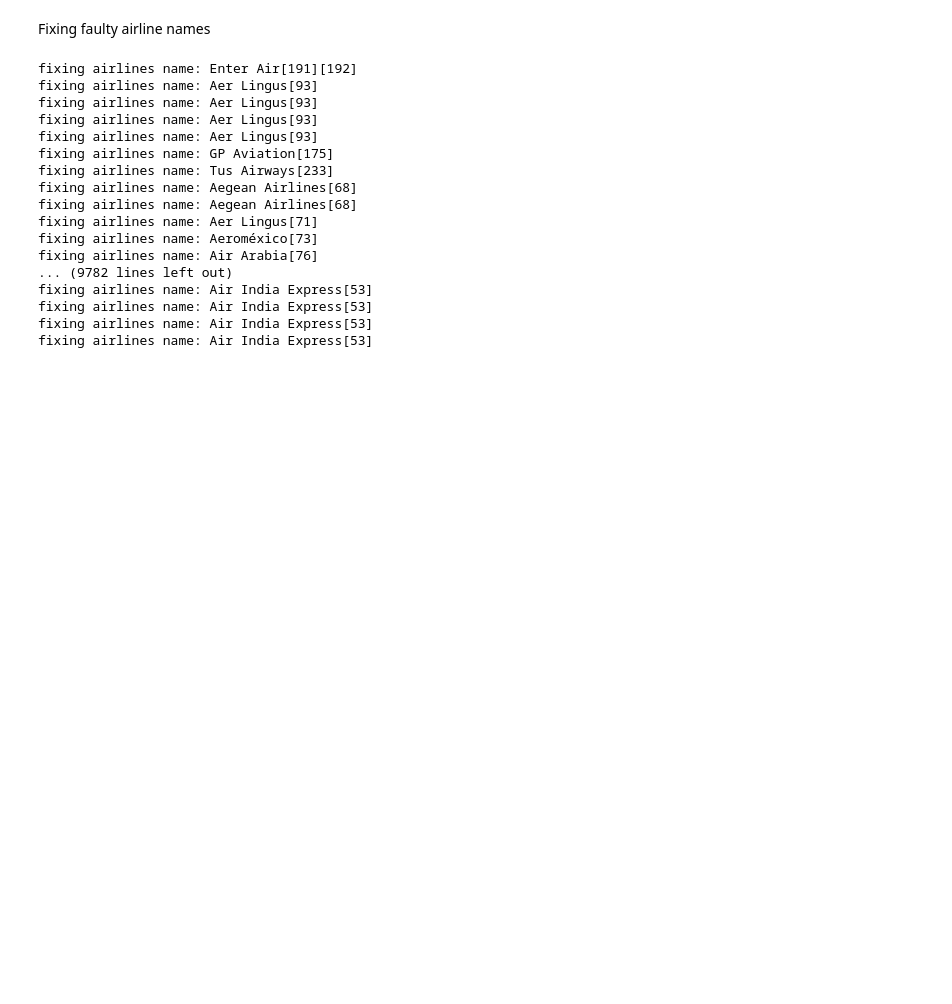
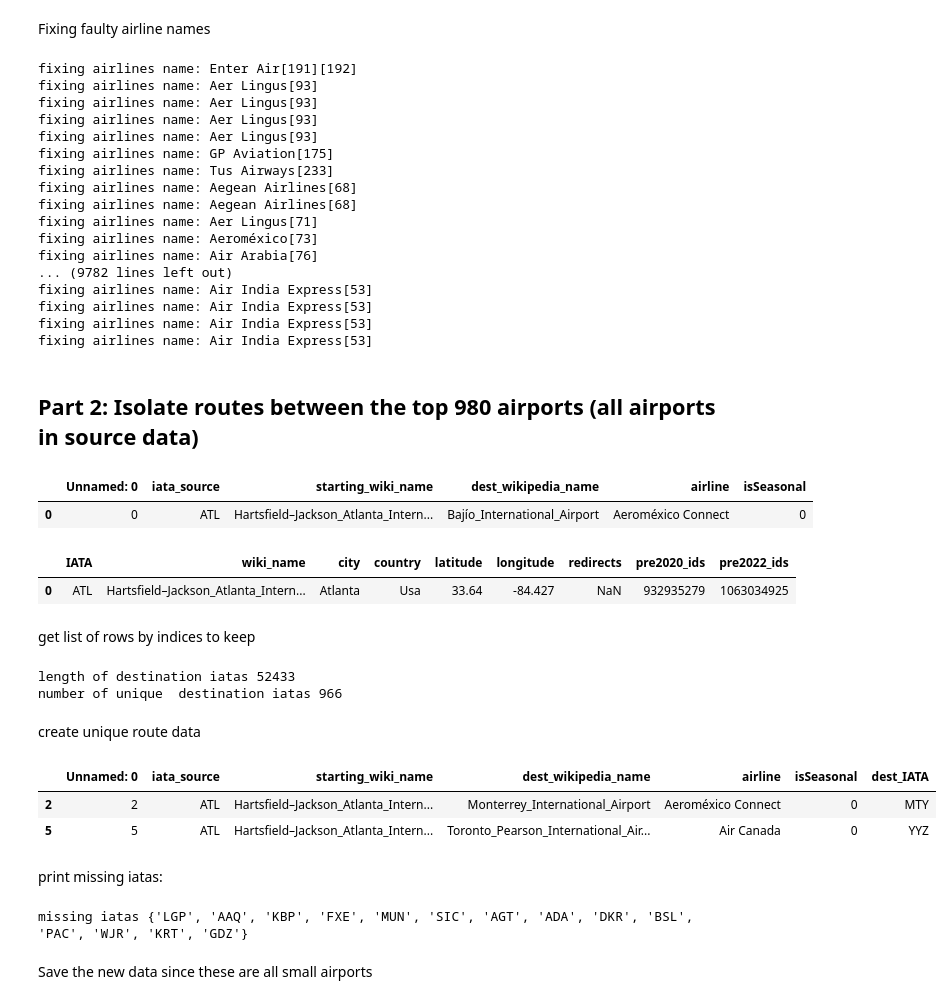
Before and after one commit to maxjing97/flight-routes-analysis, a Jupyter notebook: backend/dataset_preparation/4_data_cluster_prep.ipynb, the cells around one changed output. Cells and saved outputs as stored; diff of their text form; code cells hidden in the pictures; blank space fills up the shorter version.

Commit message:
obtained key json data

```diff
--- a/backend/dataset_preparation/4_data_cluster_prep.ipynb
+++ b/backend/dataset_preparation/4_data_cluster_prep.ipynb
@@ -509,3 +510,68 @@ fixing airlines name: Air India Express[53]
 fixing airlines name: Air India Express[53]
 # %%
 routes.to_csv("./data/current_routes.csv", encoding="utf-8")
+# %% [markdown]
+## Part 2: Isolate routes between the top 980 airports (all airports in source data)
+# %%
+routes = pd.read_csv("./data/current_routes.csv", encoding='utf-8')
+routes.head(n=1)
+# %% [output]
+|  | Unnamed: 0 | iata_source | starting_wiki_name | dest_wikipedia_name | airline | isSeasonal |
+| 0 | 0 | ATL | Hartsfield–Jackson_Atlanta_Intern... | Bajío_International_Airport | Aeroméxico Connect | 0 |
+# %%
+airport_data = pd.read_csv("./data/current_source_airports_details.csv", encoding='utf-8')
+airport_data.head(n=1)
+# %% [output]
+|  | IATA | wiki_name | city | country | latitude | longitude | redirects | pre2020_ids | pre2022_ids |
+| 0 | ATL | Hartsfield–Jackson_Atlanta_Intern... | Atlanta | Usa | 33.64 | -84.427 | NaN | 932935279 | 1063034925 |
+# %%
+#isolate directs wikinames sets
+wikinames =set(airport_data["wiki_name"])
+redirects =set(airport_data["redirects"])
+unique_iatas = set(airport_data["IATA"])
+# %% [markdown]
+get list of rows by indices to keep
+# %%
+keep_indices = []
+dest_iatas = [] #get list of corresponding dest iata codes
+for index, row in routes.iterrows():
+    currdest = row["dest_wikipedia_name"]
+    if (currdest in wikinames):
+        #get matching iata codes
+        match = airport_data[airport_data["wiki_name"]==currdest].iloc[0]
+        match = match["IATA"]
+        keep_indices.append(index)
+        dest_iatas.append(match)
+    elif (currdest in redirects):
+        #get matching iata codes
+        match = airport_data[airport_data["redirects"]==currdest].iloc[0]
+        match = match["IATA"]
+        keep_indices.append(index)
+        dest_iatas.append(match)
+    else:
+        continue
+print("length of destination iatas", len(dest_iatas))
+print("number of unique  destination iatas", len(set(dest_iatas)))
+# %% [output]
+length of destination iatas 52433
+number of unique  destination iatas 966
+# %% [markdown]
+create unique route data
+# %%
+new_data = routes.iloc[keep_indices]
+new_data["dest_IATA"] = dest_iatas
+# %%
+new_data.head(n=2)
+# %% [output]
+|  | Unnamed: 0 | iata_source | starting_wiki_name | dest_wikipedia_name | airline | isSeasonal | dest_IATA |
+| 2 | 2 | ATL | Hartsfield–Jackson_Atlanta_Intern... | Monterrey_International_Airport | Aeroméxico Connect | 0 | MTY |
+| 5 | 5 | ATL | Hartsfield–Jackson_Atlanta_Intern... | Toronto_Pearson_International_Air... | Air Canada | 0 | YYZ |
+# %% [markdown]
+print missing iatas:
+# %%
+missing_iata = unique_iatas-set(dest_iatas)
+print("missing iatas", missing_iata)
+# %% [output]
+missing iatas {'LGP', 'AAQ', 'KBP', 'FXE', 'MUN', 'SIC', 'AGT', 'ADA', 'DKR', 'BSL', 'PAC', 'WJR', 'KRT', 'GDZ'}
+# %% [markdown]
+Save the new data since these are all small airports
```
Also changed, not shown: parts of 6 cells of this notebook, 8 other files.
